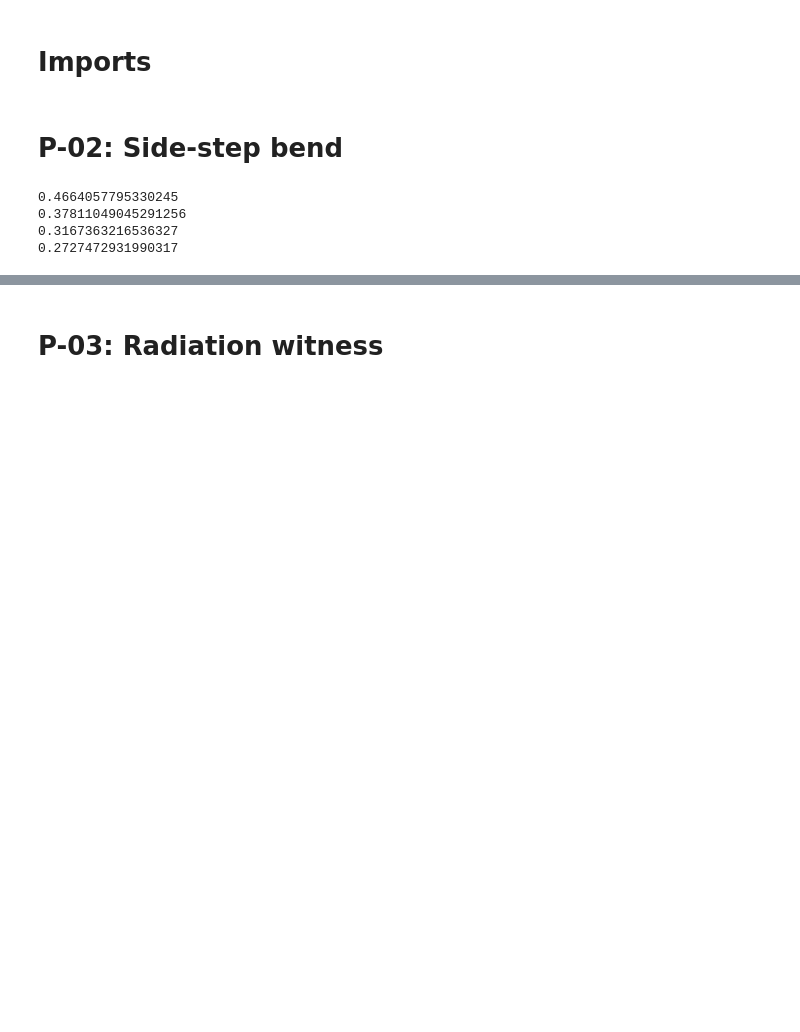
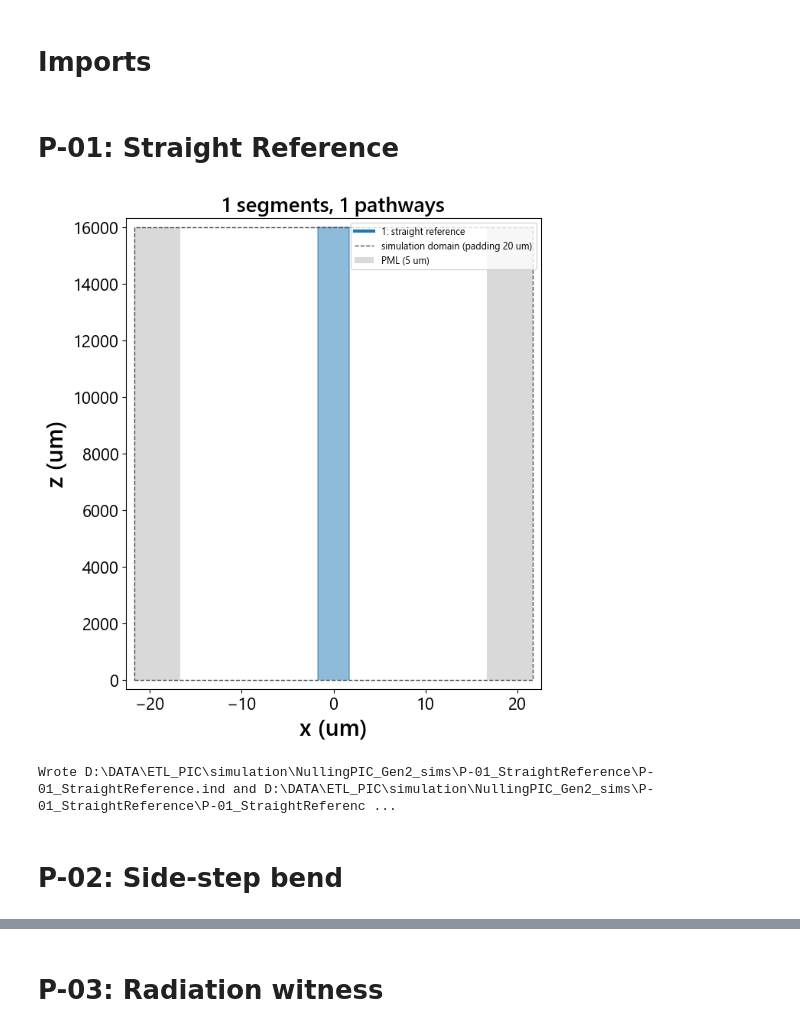
Before and after one commit to apaiasno/ETL_PIC, a Jupyter notebook: simulation/NullingPIC_Gen2_sims/MakeGeometry.ipynb, the cells around one changed output, grey strips where cells are left out. Drawn from its saved outputs; the diff is of its cells as text; code cells hidden in the pictures; blank space fills up the shorter version.

```diff
--- a/simulation/NullingPIC_Gen2_sims/MakeGeometry.ipynb
+++ b/simulation/NullingPIC_Gen2_sims/MakeGeometry.ipynb
@@ -29,31 +40,25 @@ import importlib
+# %% [markdown]
+# P-01: Straight Reference
+# %%
+# Set up directories
+device_name = 'P-01_StraightReference'
+device_dir = f"D:\\DATA\\ETL_PIC\\simulation\\NullingPIC_Gen2_sims\\{device_name}\\"
+paths = device_paths(device_dir, device_name)
+
+# Set up parameters
+length = 16000 # length of passive chip
+
+# Define circuit
+c = rlib.Circuit(width=WIDTH)
+guide = c.line((0.0, 0.0), (0.0, length), extended=True)
+c.add_pathway([guide], launch=True)
+
+# Export and visualize circuit
+info = export_device(c, paths)
+c.plot(labels=["straight reference"])                  # after the export, so the plot shows the domain as written
+print(f"Wrote {paths['ind']} and {paths['gds']}; {length / SIM['Step_z']:.0f} propagation steps per wavelength")
+# %% [output]
+[figure, added]
+Wrote D:\DATA\ETL_PIC\simulation\NullingPIC_Gen2_sims\P-01_StraightReference\P-01_StraightReference.ind and D:\DATA\ETL_PIC\simulation\NullingPIC_Gen2_sims\P-01_StraightReference\P-01_StraightReferenc ...
 # %% [markdown]
 # P-02: Side-step bend
-# %%
-# Define directories and files to work with
-device_name = "P-02_SideStepBend_geometry"
-working_dir = f"D:\\DATA\\NullingPIC_Gen2_sims\\P-02_SideStepBend\\"
-CAD_path = f"{working_dir}{device_name}.ind"
-
-bendRadius_arr = np.linspace(500, 800, 4)
-design_wav = 1.55
-
-print('Straight-to-bend offsets:')
-# Save GDS files for each variation
-for bendRadius in bendRadius_arr:
-    bendRadius_str = f"{bendRadius:0.3f}".replace('.', 'p')
-    offset = abs(rlib.straight_offset(bendRadius, design_wav))
-
-    c = RSoftCircuit()
-    c.read(CAD_path)
-    c.set_symbol("bendRadius", bendRadius)
-    c.set_symbol("Straight_offset", offset)
-    c.write(CAD_path)
-
-    print(f'Radius μm = {bendRadius}: {offset} μm")
-
-    rlib.ind2gds(CAD_path, gds_path=f"{working_dir}{device_name}_bendRadius{bendRadius_str}.gds")
-# %% [output]
-0.4664057795330245
-0.37811049045291256
-0.3167363216536327
-0.2727472931990317
```
Also changed, not shown: parts of 15 cells of this notebook, 19 other files.
